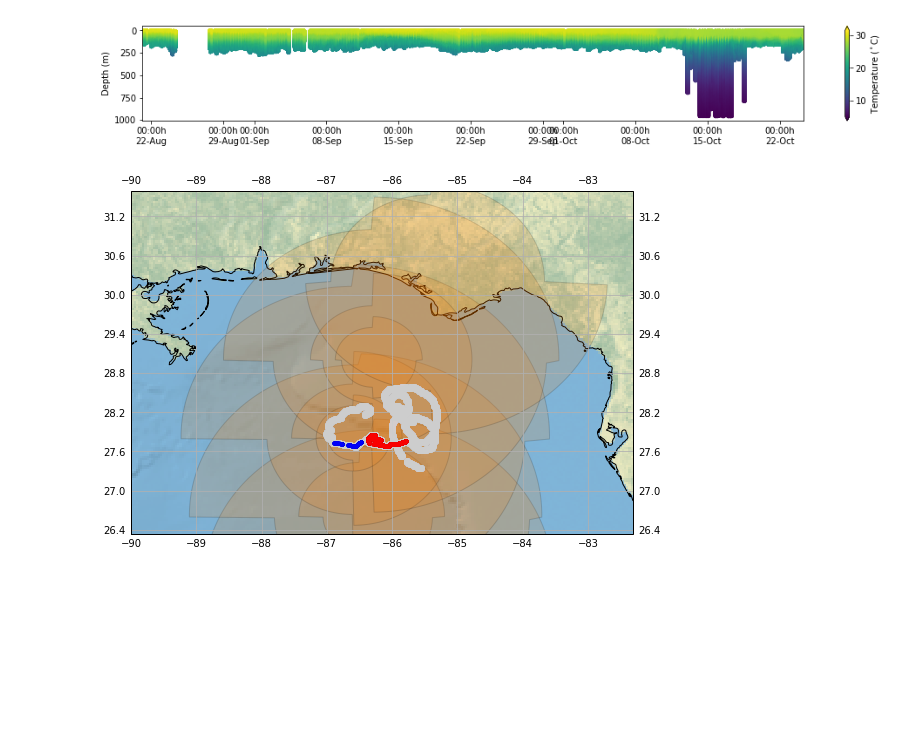
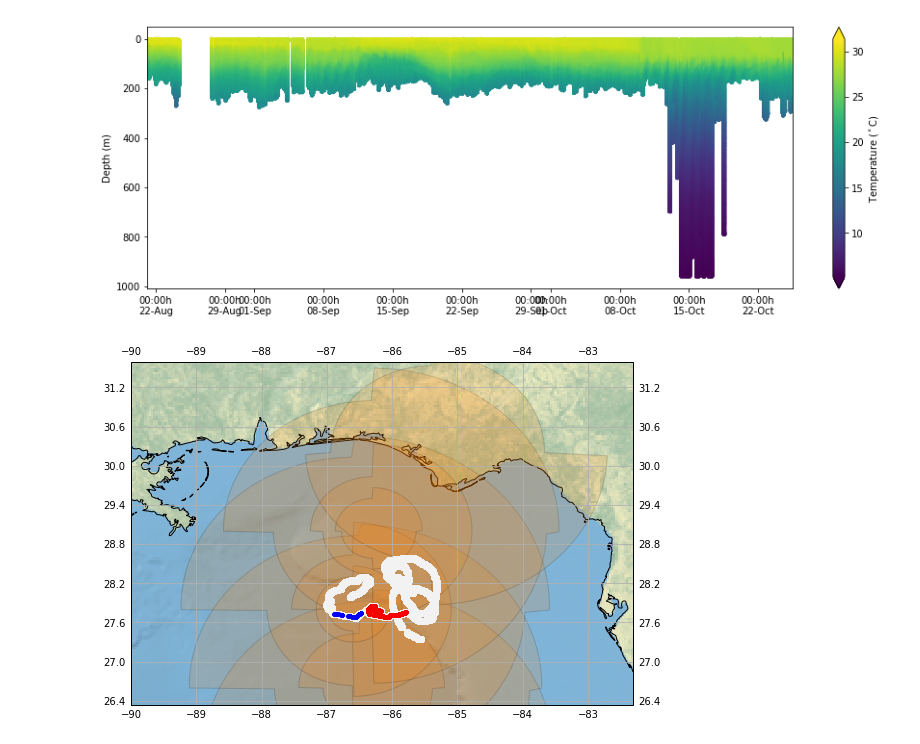
Before and after one commit to ocefpaf/2018-10-25-DMAC-TechWebinar, a Jupyter notebook: notebooks/01-ERDDAP.ipynb, the cells around one changed output. Cells and saved outputs as stored; diff of their text form; code cells hidden in the pictures; blank space fills up the shorter version.

```diff
--- a/notebooks/01-ERDDAP.ipynb
+++ b/notebooks/01-ERDDAP.ipynb
@@ -39,4 +9,7 @@ bbox = radii['geometry'].total_bounds
 from erddapy import ERDDAP
 
 
-e = ERDDAP(server='https://data.ioos.us/gliders/erddap')
+e = ERDDAP(
+    server='https://data.ioos.us/gliders/erddap',
+    protocol='tabledap',
+)
@@ -94,20 +89,3 @@ variables = [
  'temperature',
  'time',
 ]
-# %%
-from erddapy import ERDDAP
-
-
-e = ERDDAP(
-    server=server,
-    protocol='tabledap',
-)
-
-e.dataset_id = dataset_id
-e.variables = variables
-
-print(
-    e.get_download_url(
-        response='mat',
-    )
-)
@@ -116,8 +99,7 @@ https://data.ioos.us/gliders/erddap/tabledap/ng288-20180801T0000.mat?depth,latit
 # %%
 df = e.to_pandas(
-    index_col='time',
+    index_col='time (UTC)',
     parse_dates=True,
-    skiprows=(1,)
 ).dropna()
 
 df.head()
@@ -132,21 +114,22 @@ df.head()
 # %%
 import matplotlib.pyplot as plt
 import matplotlib.dates as mdates
 
-fig, ax = plt.subplots(figsize=(17, 2))
-cs = ax.scatter(df.index, df['depth'], s=15, c=df['temperature'],
-                marker='o', edgecolor='none')
+fig, ax = plt.subplots(figsize=(15, 5))
 
+kw = {'marker': 'o', 'edgecolor': 'none', 's': 15}
+cs = ax.scatter(df.index, df['depth (m)'],
+                c=df['temperature (Celsius)'], **kw)
 ax.invert_yaxis()
 ax.set_xlim(df.index[0], df.index[-1])
 xfmt = mdates.DateFormatter('%H:%Mh\n%d-%b')
 ax.xaxis.set_major_formatter(xfmt)
 
 cbar = fig.colorbar(cs, orientation='vertical', extend='both')
 cbar.ax.set_ylabel('Temperature ($^\circ$C)')
 ax.set_ylabel('Depth (m)');
 # %% [output]
-[figure, old version]
+[figure, new version]
 # %%
 import cartopy.crs as ccrs
 
@@ -174,14 +160,17 @@ intersects = radii.loc[radii['geometry'].intersects(track)]
 # %%
 fig, ax = make_map()
 
-ax.plot(df['longitude'], df['latitude'], color='lightgray', marker='o', alpha=0.15)
-ax.plot(dive['longitude'], dive['latitude'], color='blue', marker='.', alpha=0.15)
-ax.plot(hurr['longitude'], hurr['latitude'], color='red', marker='.', alpha=0.15)
+kw = {'alpha': 0.15, 'marker': '.'}
+x, y = 'longitude (degrees_east)', 'latitude (degrees_north)'
 
-ax.set_extent([df['longitude'].min()-3, df['longitude'].max()+3,
-               df['latitude'].min()-1, df['latitude'].max()+3]);
+ax.plot(df[x], df[y], color='0.95', marker='o')
+ax.plot(dive[x], dive[y], color='blue', **kw)
+ax.plot(hurr[x], hurr[y], color='red', **kw)
 
-ax.add_geometries(intersects['geometry'].tolist(), ccrs.PlateCarree(),
+ax.set_extent([df[x].min()-3, df[x].max()+3,
+               df[y].min()-1, df[y].max()+3]);
+ax.add_geometries(
+    intersects['geometry'].tolist(), ccrs.PlateCarree(),
     facecolor='#FF7E00', alpha=0.15, edgecolor='black');
 # %% [output]
-[figure, old version]
+[figure, new version]
```
Also changed, not shown: parts of 15 cells of this notebook, 4 other files.
